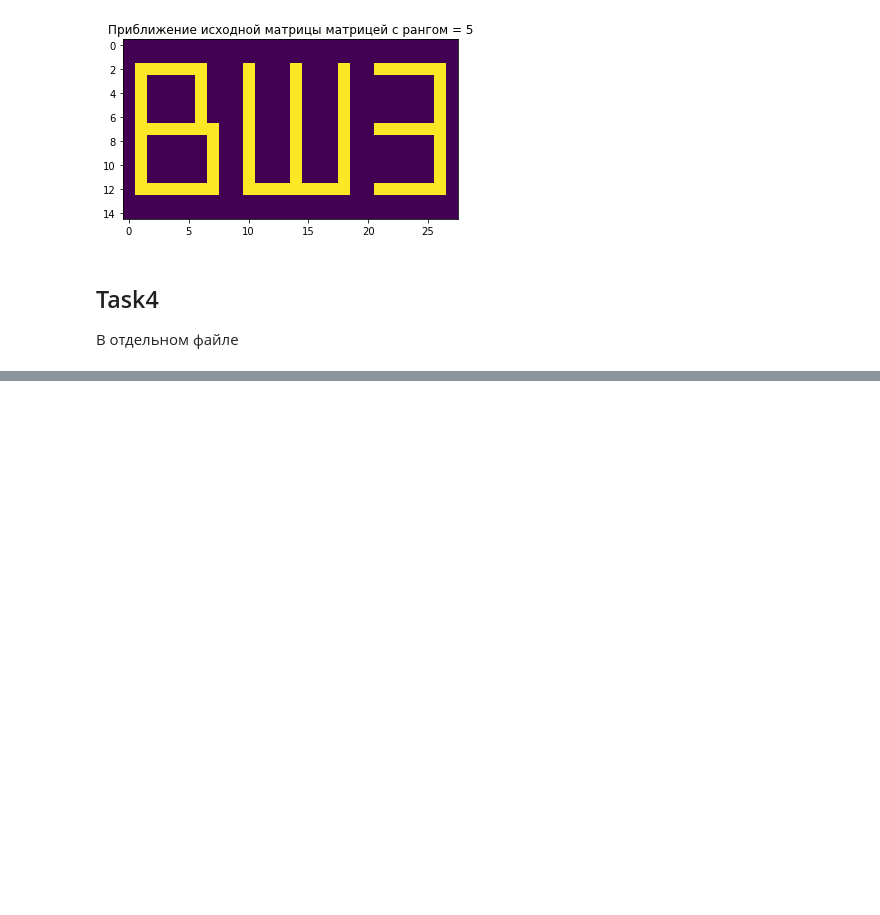
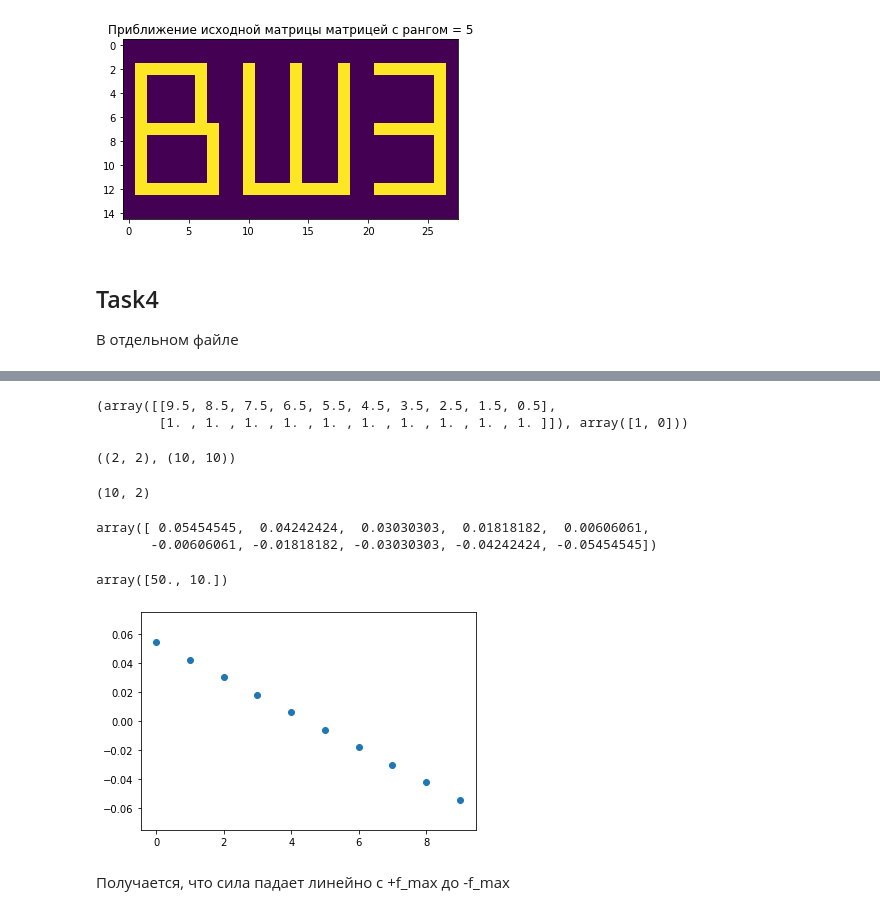
Before and after one commit to SvMixa/HSE_computational_physics, a Jupyter notebook: Home_work_3/Home_work_3_Svintsov_M.ipynb, the cells around one changed output, grey strips where cells are left out. Saved outputs shown, nothing was run; the diff lists cells and outputs as text; code cells hidden in the pictures; blank space fills up the shorter version.

```diff
--- a/Home_work_3/Home_work_3_Svintsov_M.ipynb
+++ b/Home_work_3/Home_work_3_Svintsov_M.ipynb
@@ -47,0 +65,40 @@ for i in range(0, r):
+# %%
+mas_x = []
+for i in range(10):
+    mas_x.append(1/2 + 9 - i)
+A = np.array([mas_x, [1]*n])
+A, a
+# %% [output]
+(array([[9.5, 8.5, 7.5, 6.5, 5.5, 4.5, 3.5, 2.5, 1.5, 0.5],
+        [1. , 1. , 1. , 1. , 1. , 1. , 1. , 1. , 1. , 1. ]]), array([1, 0]))
+# %%
+u, s, vh = np.linalg.svd(A)
+u.shape, vh.shape
+# %% [output]
+((2, 2), (10, 10))
+# %%
+ss = np.zeros((10, 2))
+for i in range(len(s)):
+    if not np.allclose(0, s[i]):
+        ss[i,i] = 1/s[i]
+ss.shape
+# %% [output]
+(10, 2)
+# %%
+Ap = vh.T @ ss @ u.T
+f = Ap @ a
+f
+# %% [output]
+array([ 0.05454545,  0.04242424,  0.03030303,  0.01818182,  0.00606061,
+       -0.00606061, -0.01818182, -0.03030303, -0.04242424, -0.05454545])
+# %%
+A @ np.array([1]*10)
+# %% [output]
+array([50., 10.])
+# %%
+plt.scatter(range(len(f)), f)
+plt.show()
+# %% [output]
+[figure, added]
+# %% [markdown]
+Получается, что сила падает линейно с +f_max до -f_max
```
Also changed, not shown: parts of 3 cells of this notebook.
